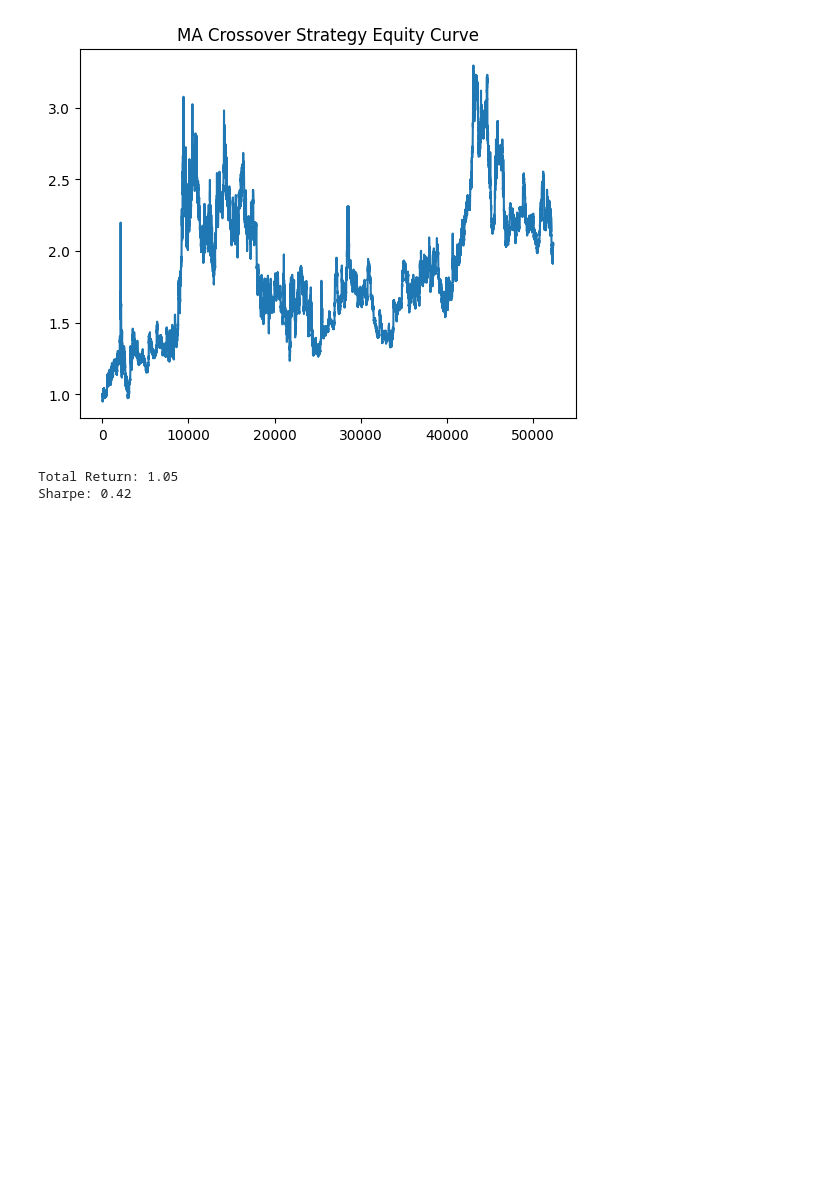
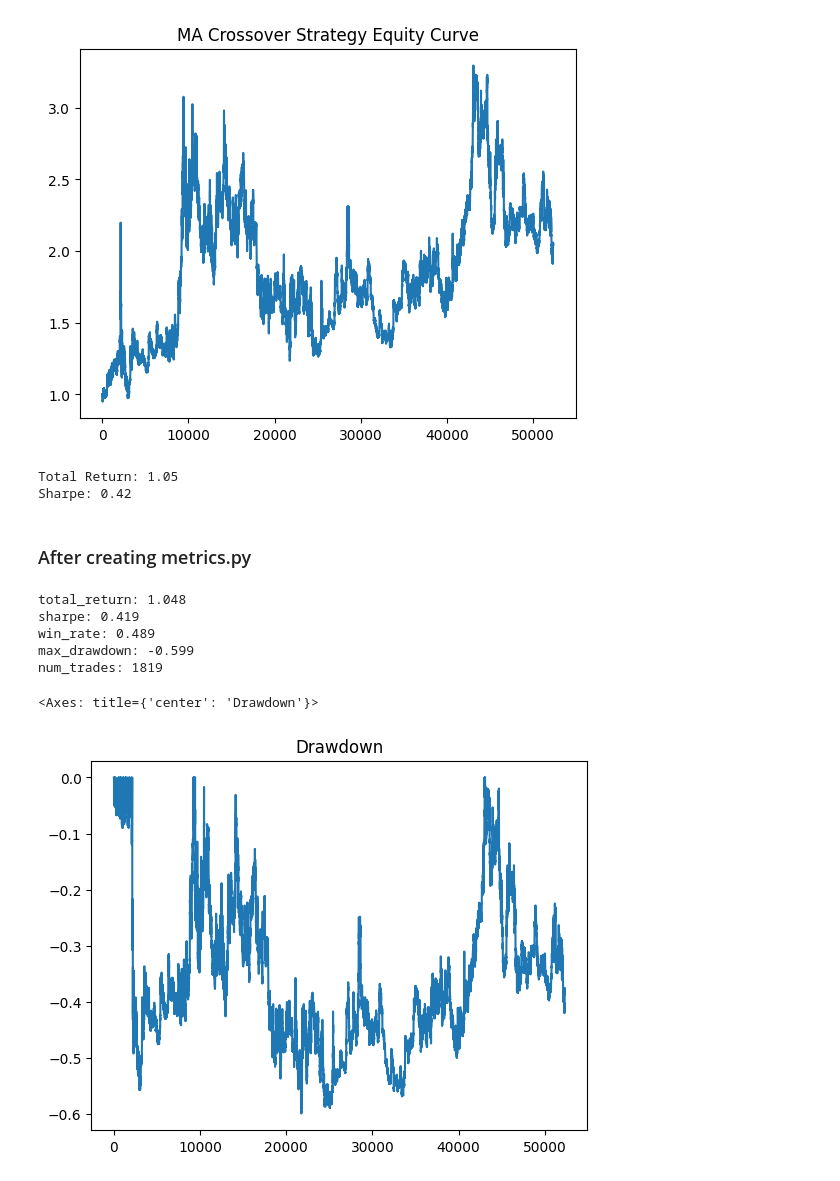
Before and after one commit to Katiehey/Trading-Bot, a Jupyter notebook: notebooks/03_ma_backtest.ipynb, the cells around one changed output. Drawn from its saved outputs; the diff is of its cells as text; code cells hidden in the pictures; blank space fills up the shorter version.

Commit message:
Create metrics.py, update backtest notebook 03, and visualize drawdown

```diff
--- a/notebooks/03_ma_backtest.ipynb
+++ b/notebooks/03_ma_backtest.ipynb
@@ -41,3 +41,24 @@ print("Sharpe:", round(sharpe, 2))
 # %% [output]
 Total Return: 1.05
 Sharpe: 0.42
+# %% [markdown]
+### After creating metrics.py
+# %%
+from src.backtest.metrics import performance_summary
+
+stats = performance_summary(df)
+
+for k, v in stats.items():
+    print(f"{k}: {round(v, 3)}")
+# %% [output]
+total_return: 1.048
+sharpe: 0.419
+win_rate: 0.489
+max_drawdown: -0.599
+num_trades: 1819
+# %%
+drawdown = (df["equity"] / df["equity"].cummax()) - 1
+drawdown.plot(title="Drawdown")
+# %% [output]
+<Axes: title={'center': 'Drawdown'}>
+[figure, added]
```
Also changed, not shown: 1 other file.
